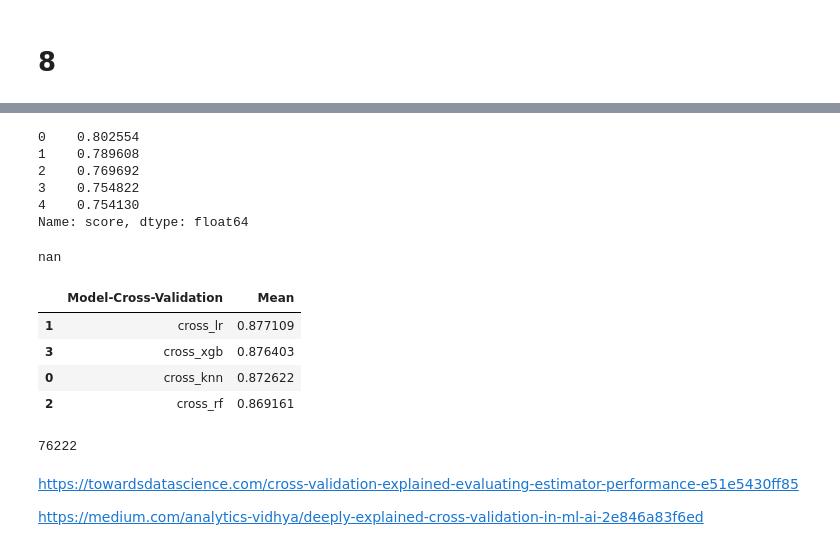
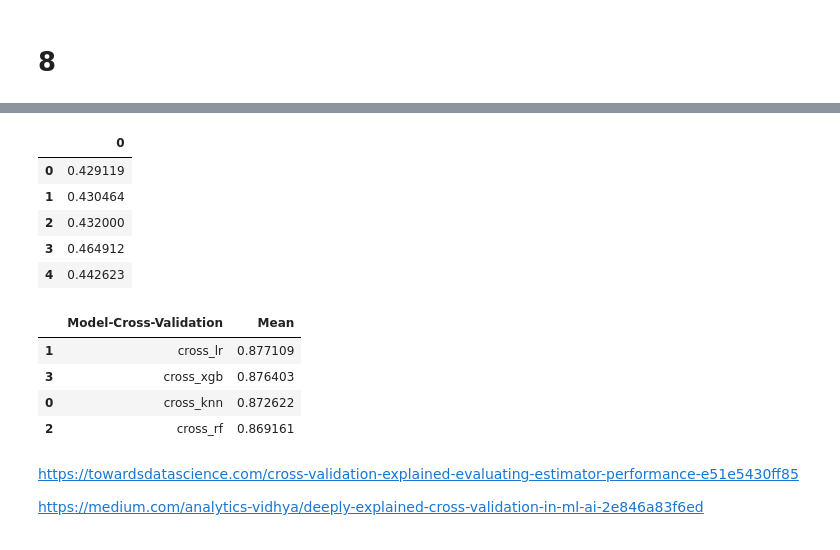
Before and after one commit to guiaraujofreitas/Insurance-Health-Cross-Sell, a Jupyter notebook: Step_8_Project_Health_Insurance_Cross_Sell.ipynb, the cells around one changed output, grey strips where cells are left out. Cells and saved outputs as stored; diff of their text form; code cells hidden in the pictures.

Commit message:
add score in cross validation

```diff
--- a/Step_8_Project_Health_Insurance_Cross_Sell.ipynb
+++ b/Step_8_Project_Health_Insurance_Cross_Sell.ipynb
@@ -982,18 +982,5 @@ display(recall_at_k(df8,df8['response'],k= 20000) *100)
 # %%
 from sklearn.model_selection import cross_val_score
 from sklearn.metrics import accuracy_score
-# %%
-df8['score'].head()
-# %% [output]
-0    0.802554
-1    0.789608
-2    0.769692
-3    0.754822
-4    0.754130
-Name: score, dtype: float64
-# %%
-lift_score(df8['response'],df8['score'] )
-# %% [output]
-nan
 # %%
 from sklearn.metrics import make_scorer
@@ -1007,6 +996,19 @@ y_training = df7['response']
 
 
 x_training = x_training.drop(['response'],axis=1)
+# %%
+scoring = make_scorer(precision_score)
+model_cross_xgb = xgb.XGBClassifier()
+cross_xgb = cross_val_score(model_cross_xgb, x_training, y_training,cv=5, scoring=scoring)
+# %%
+pd.DataFrame(cross_xgb )
+# %% [output]
+|  | 0 |
+| 0 | 0.429119 |
+| 1 | 0.430464 |
+| 2 | 0.432000 |
+| 3 | 0.464912 |
+| 4 | 0.442623 |
 # %%
 df_cross = pd.DataFrame(zip(cross_knn,cross_lr,cross_rf,cross_xgb))
 
@@ -1023,10 +1025,6 @@ df_cross_mean.sort_values('Mean',ascending=False)
 | 3 | cross_xgb | 0.876403 |
 | 0 | cross_knn | 0.872622 |
 | 2 | cross_rf | 0.869161 |
-# %%
-len(knn_yhat)
-# %% [output]
-76222
 # %% [markdown]
 https://towardsdatascience.com/cross-validation-explained-evaluating-estimator-performance-e51e5430ff85
 
```
Also changed, not shown: parts of 10 cells of this notebook.
